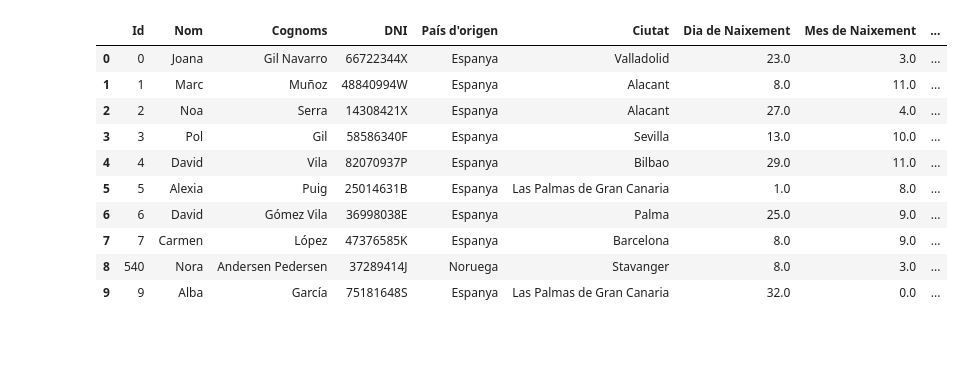
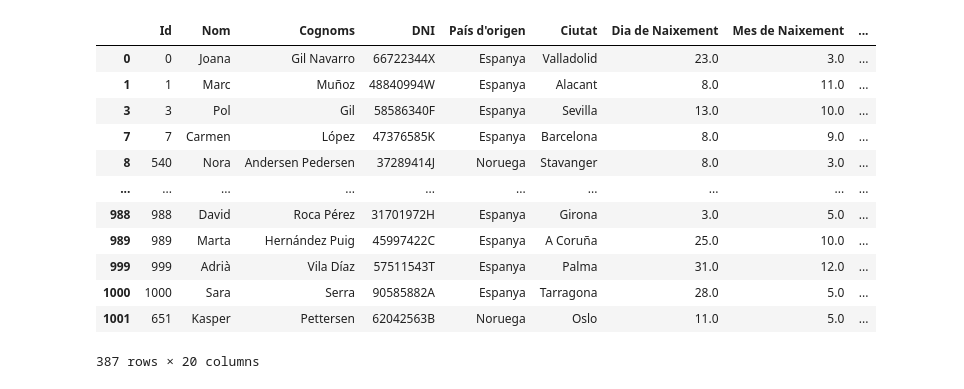
Before and after one commit to alejandro-pascual/ITAcademy-DataAnalytics-2026, a Jupyter notebook: Sprint 8/S8N1Ex2.ipynb, the cells around one changed output. Drawn from its saved outputs; the diff is of its cells as text; code cells hidden in the pictures; blank space fills up the shorter version.

```diff
--- a/Sprint 8/S8N1Ex2.ipynb
+++ b/Sprint 8/S8N1Ex2.ipynb
@@ -231,0 +57,11 @@ Name: 558, dtype: object
+# %%
+# ¿Qué harás con las filas duplicadas o registros repetidos?
+# Eliminar los duplicados siguiendo el criterio explicado anteriormente.
+pre_drop = len(df)
+df.drop_duplicates(subset=df.columns.difference(['Id']), inplace=True)
+post_drop = len(df)
+
+diff = pre_drop - post_drop
+
+display(df)
+print(str(diff)+' registros eliminados.')
@@ -231,0 +83,13 @@ Name: 558, dtype: object
+# %%
+# ¿Hay valores obligatorios que faltan o información incoherente?
+# Sí.
+
+df.dropna(subset=df.columns.difference(['Fills', 'No Fills', 'Km_anuals', 'Consum_mitja_L_100km']), inplace=True)
+df.dropna(how='all', subset=['Fills', 'No Fills'], inplace=True)
+
+for indx, [fills, no_fills] in enumerate(zip(df['Fills'], df['No Fills'])):
+    if fills == no_fills:
+        print(indx)
+        df.drop(index=indx, errors='ignore')
+
+display(df)
@@ -232,27 +127,46 @@ Name: 558, dtype: object
 # %%
+# ¿Detectas formatos incorrectos, errores de codificación o valores imposibles?
+# Sí.
+
+# Para convertir formatos incorrectos:
+
+def hola_mundo():
+    return
+
+
+# Para arreglar el error de codificación:
+
 def repair_mojibake(texto):
     if isinstance(texto, str):
         try:
             return texto.encode('windows-1252').decode('utf-8')
         except (UnicodeEncodeError, UnicodeDecodeError):
             return texto
     return texto
 
 nombres_columnas = [repair_mojibake(col) for col in df.columns]
 df.columns = nombres_columnas
 for columna in df:
     df[columna] = df[columna].apply(repair_mojibake)
 
-df.head(10)
+
+# Para eliminar los registros con valores imposibles:
+
+def saludos_raimundo():
+    return
+
+display(df)
 # %% [output]
 |  | Id | Nom | Cognoms | DNI | País d'origen | Ciutat | Dia de Naixement | Mes de Naixement | ... |
 | 0 | 0 | Joana | Gil Navarro | 66722344X | Espanya | Valladolid | 23.0 | 3.0 | ... |
 | 1 | 1 | Marc | Muñoz | 48840994W | Espanya | Alacant | 8.0 | 11.0 | ... |
-| 2 | 2 | Noa | Serra | 14308421X | Espanya | Alacant | 27.0 | 4.0 | ... |
 | 3 | 3 | Pol | Gil | 58586340F | Espanya | Sevilla | 13.0 | 10.0 | ... |
-| 4 | 4 | David | Vila | 82070937P | Espanya | Bilbao | 29.0 | 11.0 | ... |
-| 5 | 5 | Alexia | Puig | 25014631B | Espanya | Las Palmas de Gran Canaria | 1.0 | 8.0 | ... |
-| 6 | 6 | David | Gómez Vila | 36998038E | Espanya | Palma | 25.0 | 9.0 | ... |
 | 7 | 7 | Carmen | López | 47376585K | Espanya | Barcelona | 8.0 | 9.0 | ... |
 | 8 | 540 | Nora | Andersen Pedersen | 37289414J | Noruega | Stavanger | 8.0 | 3.0 | ... |
-| 9 | 9 | Alba | García | 75181648S | Espanya | Las Palmas de Gran Canaria | 32.0 | 0.0 | ... |
+| ... | ... | ... | ... | ... | ... | ... | ... | ... | ... |
+| 988 | 988 | David | Roca Pérez | 31701972H | Espanya | Girona | 3.0 | 5.0 | ... |
+| 989 | 989 | Marta | Hernández Puig | 45997422C | Espanya | A Coruña | 25.0 | 10.0 | ... |
+| 999 | 999 | Adrià | Vila Díaz | 57511543T | Espanya | Palma | 31.0 | 12.0 | ... |
+| 1000 | 1000 | Sara | Serra | 90585882A | Espanya | Tarragona | 28.0 | 5.0 | ... |
+| 1001 | 651 | Kasper | Pettersen | 62042563B | Noruega | Oslo | 11.0 | 5.0 | ... |
+387 rows × 20 columns
```
Also changed, not shown: parts of 3 cells of this notebook.
